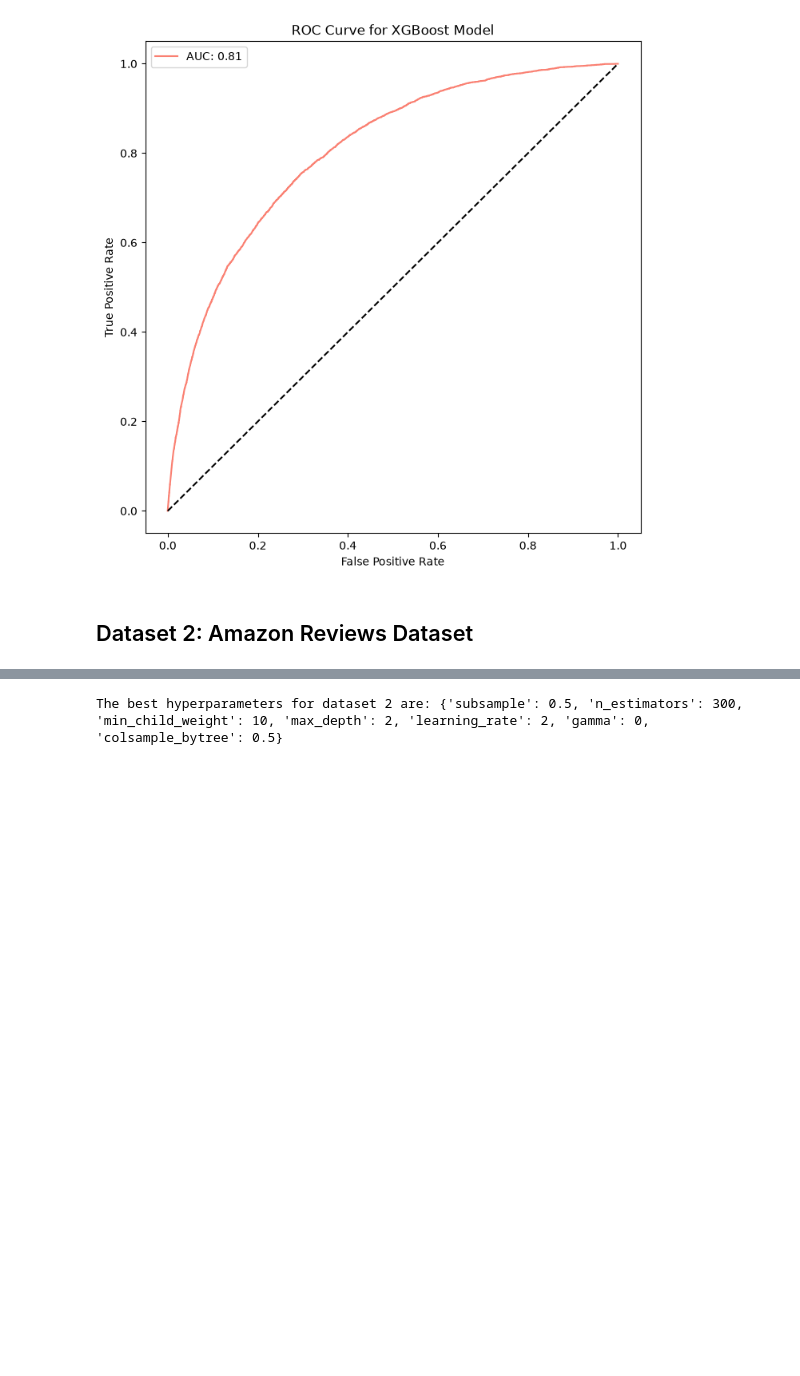
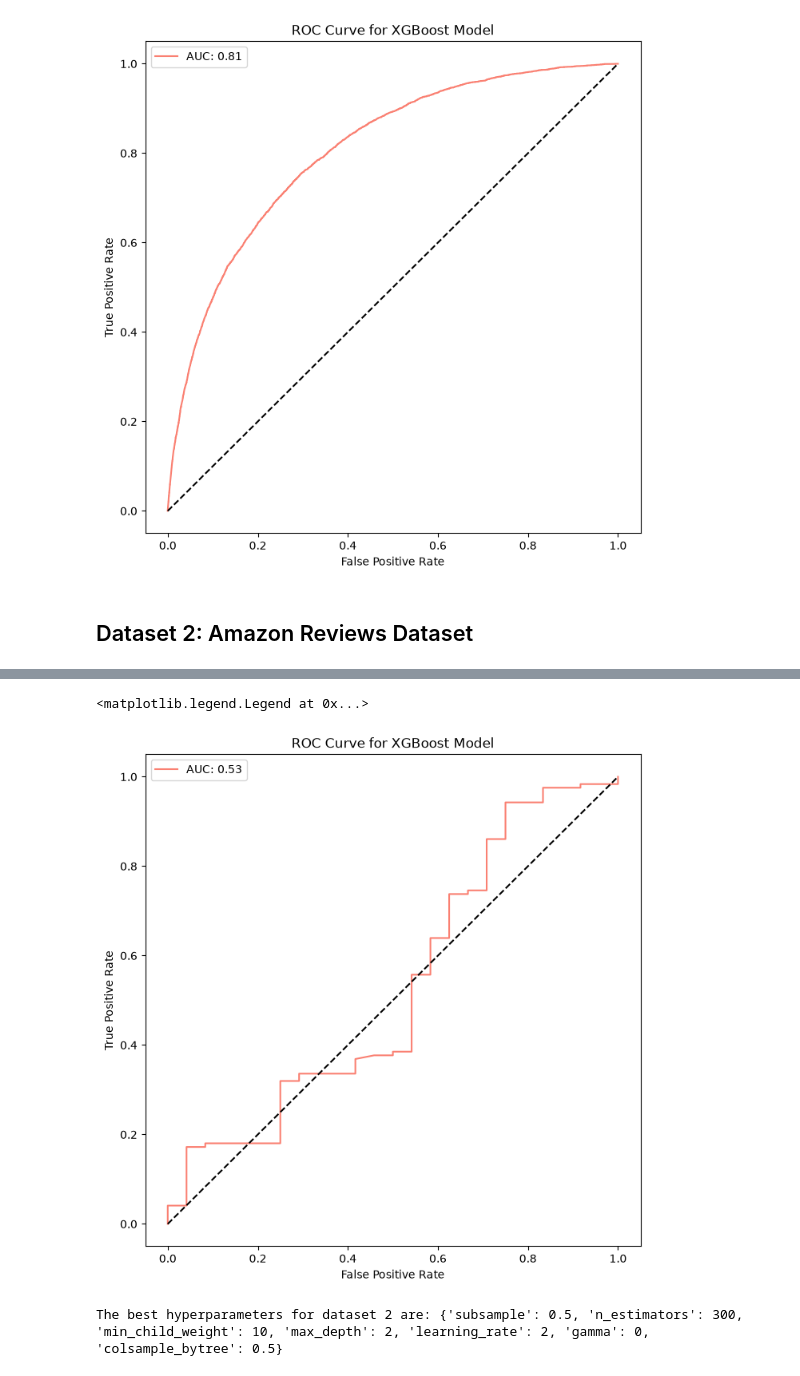
Before and after one commit to eghatzis0527/DX799---HW-Assignments, a Jupyter notebook: HW9.ipynb, the cells around one changed output, grey strips where cells are left out. Saved outputs shown, nothing was run; the diff lists cells and outputs as text; code cells hidden in the pictures; blank space fills up the shorter version.

```diff
--- a/HW9.ipynb
+++ b/HW9.ipynb
@@ -179,0 +229,19 @@ X.head()
+# %%
+model.fit(X_train, y_train)
+
+y_preds = model.predict_proba(X_test)[:, 1]
+
+values = pd.DataFrame({'Predicted' : y_preds, 'Actual' : y_test})
+values['decile'] = pd.qcut(values['Predicted'].rank(method = 'first'), q = 10, labels = False) + 1
+
+lift_table = values.groupby('decile').agg(avg_predicted = ('Predicted', 'mean'), avg_liked = ('Actual', 'mean'))
+
+overall_liked = y_test.mean()
+
+lift_table['lift'] = lift_table['avg_liked']/overall_liked
+
+lift_table['avg_predicted'] = lift_table['avg_predicted'].map(lambda x: f'{x:.3f}')
+lift_table['avg_liked'] = lift_table['avg_liked'].map(lambda x: f'{x:.3f}')
+lift_table['lift'] = lift_table['lift'].map(lambda x: f'{x:.3f}')
+
+lift_table
@@ -180 +261,15 @@ X.head()
+# %%
+fpr, tpr, thresholds = roc_curve(y_test, y_preds)
+roc_auc = auc(fpr, tpr)
+
+plt.figure(figsize = (8, 8))
+plt.plot(fpr, tpr, color = 'salmon', label = f'AUC: {roc_auc:.2f}')
+plt.plot([0,1], [0,1], color = 'black', ls = '--')
+plt.title('ROC Curve for XGBoost Model')
+plt.xlabel('False Positive Rate')
+plt.ylabel('True Positive Rate')
+plt.legend()
+# %% [output]
+<matplotlib.legend.Legend at 0x...>
+[figure, added]
 # %%
```
Also changed, not shown: parts of 7 cells of this notebook, 3 other files.
